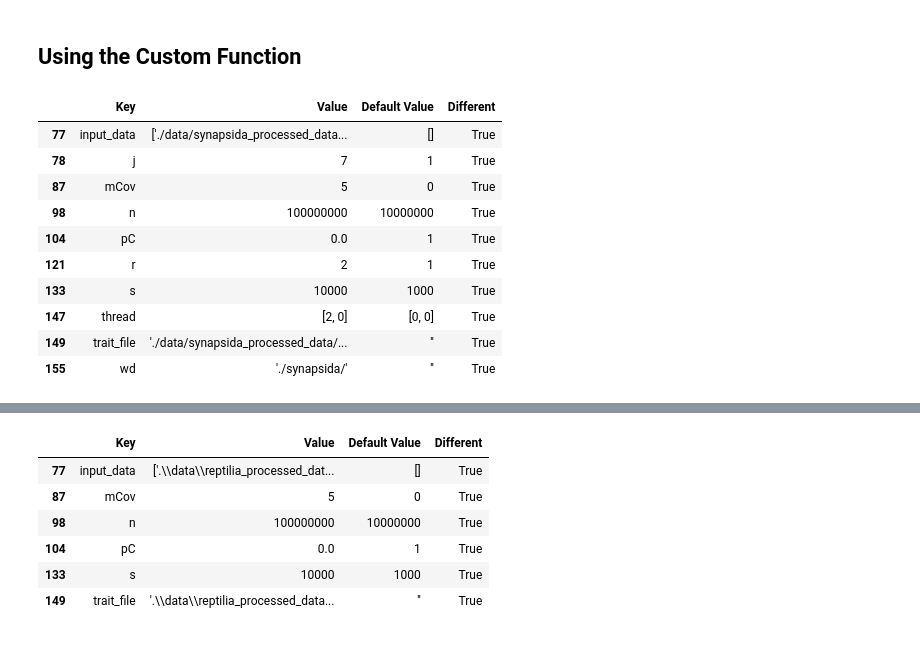
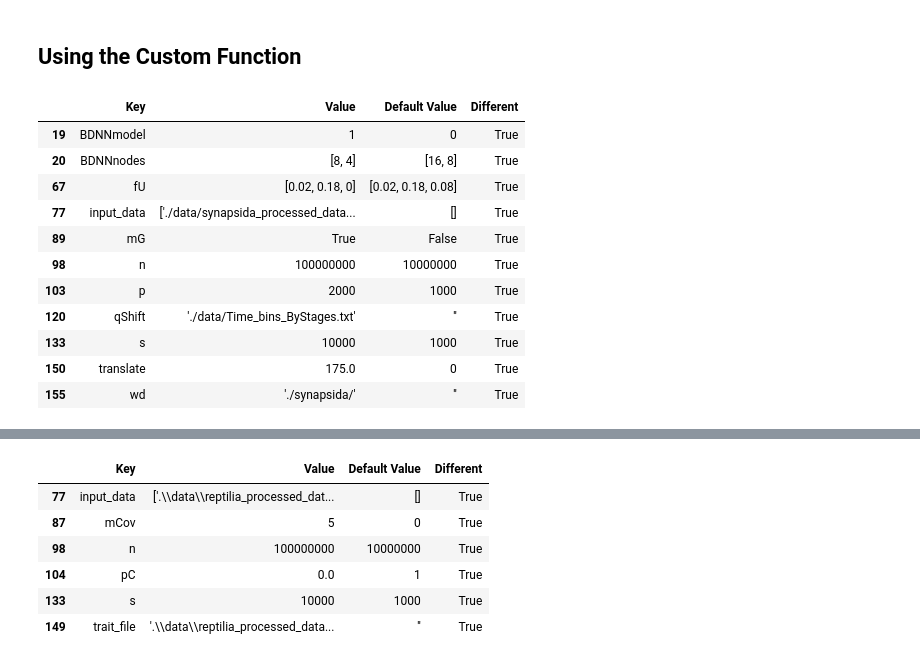
Before and after one commit to shelleylwang/pt_diversity_rates, a Jupyter notebook: sumtxt.ipynb, the cells around one changed output, grey strips where cells are left out. Cells and saved outputs as stored; diff of their text form; code cells hidden in the pictures.

Commit message:
fixing id/organization of a wrongly categorizedd bdnn run

```diff
--- a/sumtxt.ipynb
+++ b/sumtxt.ipynb
@@ -236,19 +236,18 @@ def sumtxt_extraction(file_path):
 # content
 # %% [markdown]
 ## Using the Custom Function
-# %%
-# What does BD1-1 indicate?
-
-sumtxt_extraction('synapsida/mcmc_predictors/B_covar_rjmcmc_hpp_notranslate/synapsida_pyrate_7_COVhp_BD1-1_sum.txt')
-# %% [output]
-|  | Key | Value | Default Value | Different |
-| 77 | input_data | ['./data/synapsida_processed_data... | [] | True |
-| 78 | j | 7 | 1 | True |
-| 87 | mCov | 5 | 0 | True |
-| 98 | n | 100000000 | 10000000 | True |
-| 104 | pC | 0.0 | 1 | True |
-| 121 | r | 2 | 1 | True |
-| 133 | s | 10000 | 1000 | True |
-| 147 | thread | [2, 0] | [0, 0] | True |
-| 149 | trait_file | './data/synapsida_processed_data/... | '' | True |
-| 155 | wd | './synapsida/' | '' | True |
+# %%
+sumtxt_extraction("synapsida/mcmc_no_predictors/synapsida_pyrate_1_G_BDS_BDNN_8_4Tc_sum.txt")
+# %% [output]
+|  | Key | Value | Default Value | Different |
+| 19 | BDNNmodel | 1 | 0 | True |
+| 20 | BDNNnodes | [8, 4] | [16, 8] | True |
+| 67 | fU | [0.02, 0.18, 0] | [0.02, 0.18, 0.08] | True |
+| 77 | input_data | ['./data/synapsida_processed_data... | [] | True |
+| 89 | mG | True | False | True |
+| 98 | n | 100000000 | 10000000 | True |
+| 103 | p | 2000 | 1000 | True |
+| 120 | qShift | './data/Time_bins_ByStages.txt' | '' | True |
+| 133 | s | 10000 | 1000 | True |
+| 150 | translate | 175.0 | 0 | True |
+| 155 | wd | './synapsida/' | '' | True |
```
Also changed, not shown: parts of 3 cells of this notebook, 31 other files.
